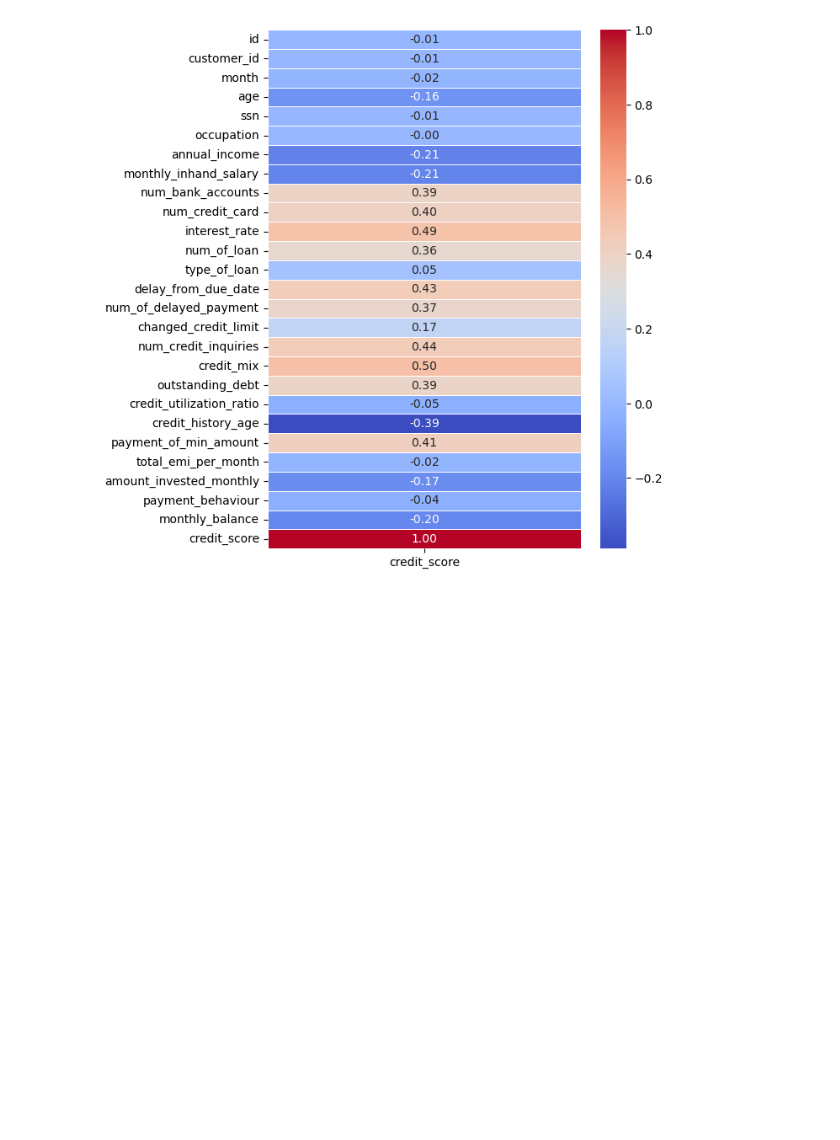
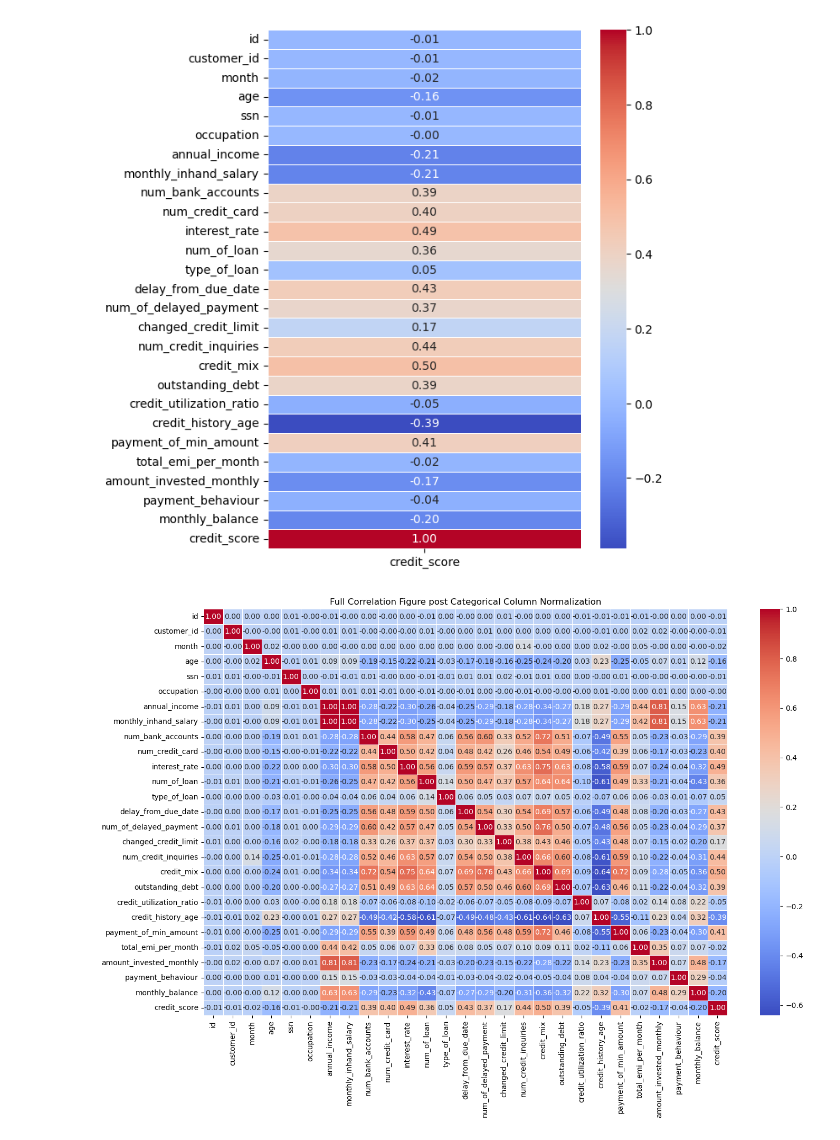
Before and after one commit to alvarofavale/week7_ml, a Jupyter notebook: notebooks/Ceci/encoding.ipynb, the cells around one changed output. Cells and saved outputs as stored; diff of their text form; code cells hidden in the pictures; blank space fills up the shorter version.

```diff
--- a/notebooks/Ceci/encoding.ipynb
+++ b/notebooks/Ceci/encoding.ipynb
@@ -269,3 +269,32 @@ plt.savefig('figures/credit_score_correlation.png')
 plt.show()
 # %% [output]
 [figure]
+# %%
+import seaborn as sns
+import matplotlib.pyplot as plt
+import os
+
+# Drop the 'name' column if it exists, as it is non-numeric and not relevant for correlation
+df_numeric = df.drop(columns=['name'], errors='ignore')  # In case 'name' column is already dropped
+
+# Calculate the full correlation matrix for only numeric columns
+correlation_matrix = df_numeric.corr()
+
+# Create a heatmap for the full correlation matrix
+plt.figure(figsize=(16, 10))  # Set the size of the figure (can adjust size as necessary)
+sns.heatmap(correlation_matrix, annot=True, cmap='coolwarm', fmt='.2f', linewidths=0.5)
+
+# Set the title of the figure
+plt.title('Full Correlation Figure post Categorical Column Normalization')
+
+# Create the 'figures' folder if it doesn't exist
+if not os.path.exists('figures'):
+    os.makedirs('figures')
+
+# Save the full correlation matrix as a .png file in the 'figures' folder (with no capital letters in the filename)
+plt.savefig('figures/full_correlation_figure_post_categorical_column_normalization.png')
+
+# Optionally, show the heatmap figure (if you want to visualize it in the notebook)
+plt.show()
+# %% [output]
+[figure, added]
```
